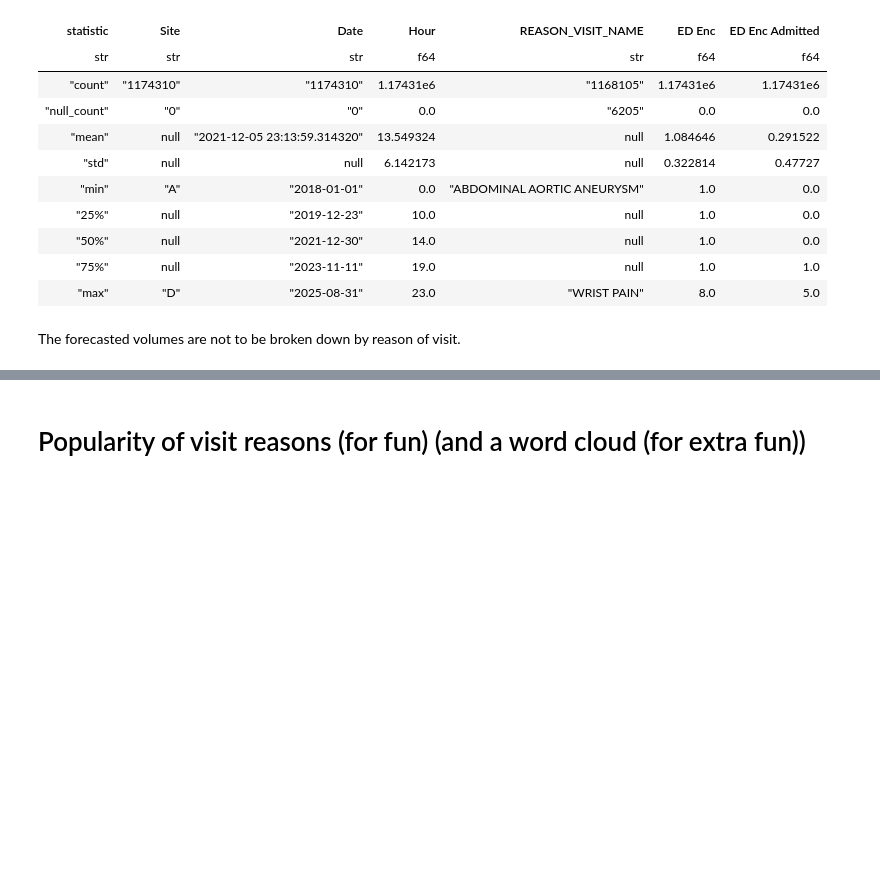
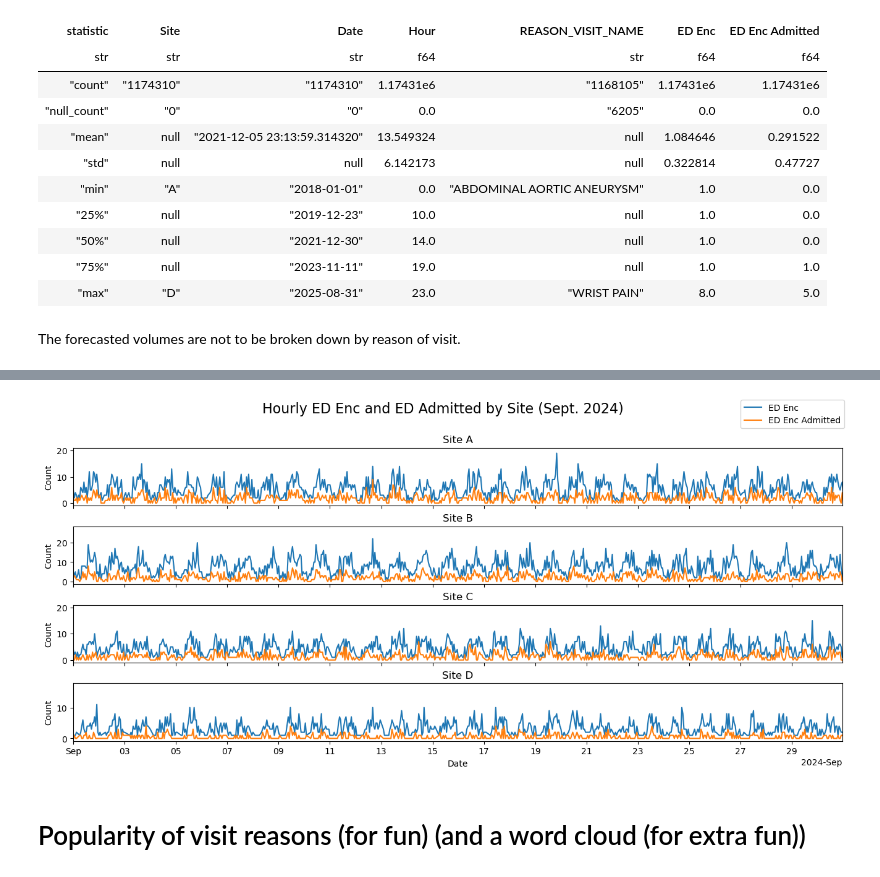
Before and after one commit to southdakotamines-datascience/dsu-no-sleep, a Jupyter notebook: explore.ipynb, the cells around one changed output, grey strips where cells are left out. Drawn from its saved outputs; the diff is of its cells as text; code cells hidden in the pictures; blank space fills up the shorter version.

Commit message:
look at trends

```diff
--- a/explore.ipynb
+++ b/explore.ipynb
@@ -99,3 +99,26 @@ plt.show()
+# %%
+# Let's look at a small sample of the data because I can't see anything lol
+
+fig, axes = plt.subplots(4, 1, layout="constrained", figsize=(13, 6), sharex=True, sharey="row")
+
+for i, site in enumerate(['A', 'B', 'C', 'D']):
+    sns.lineplot(data=plot_df.filter(pl.col('Site') == site),
+                    x='Date', y='ED Enc', ax=axes[i], label="ED Enc" if i == 0 else "", legend=False)
+    sns.lineplot(data=plot_df.filter(pl.col('Site') == site),
+                    x='Date', y='ED Enc Admitted', ax=axes[i], label="ED Enc Admitted" if i == 0 else "", legend=False)
+    axes[i].set_title(f'Site {site}')
+    axes[i].set_xlim(left=datetime.datetime(2024, 9, 1, 0), right=datetime.datetime(2024, 9, 30, 23))
+    axes[i].set_xlabel('Date')
+    axes[i].set_ylabel('Count')
+    axes[i].xaxis.set_major_locator(mdates.AutoDateLocator(minticks=18, maxticks=20))
+    axes[i].xaxis.set_major_formatter(mdates.ConciseDateFormatter(axes[i].xaxis.get_major_locator()))
+
+fig.legend(loc='outside upper right')
+fig.suptitle('Hourly ED Enc and ED Admitted by Site (Sept. 2024)', fontsize=16)
+
+plt.show()
+# %% [output]
+[figure, added]
 # %% [markdown]
 # Popularity of visit reasons (for fun) (and a word cloud (for extra fun))
 # %%
```
Also changed, not shown: parts of 11 cells of this notebook, 1 other file.
